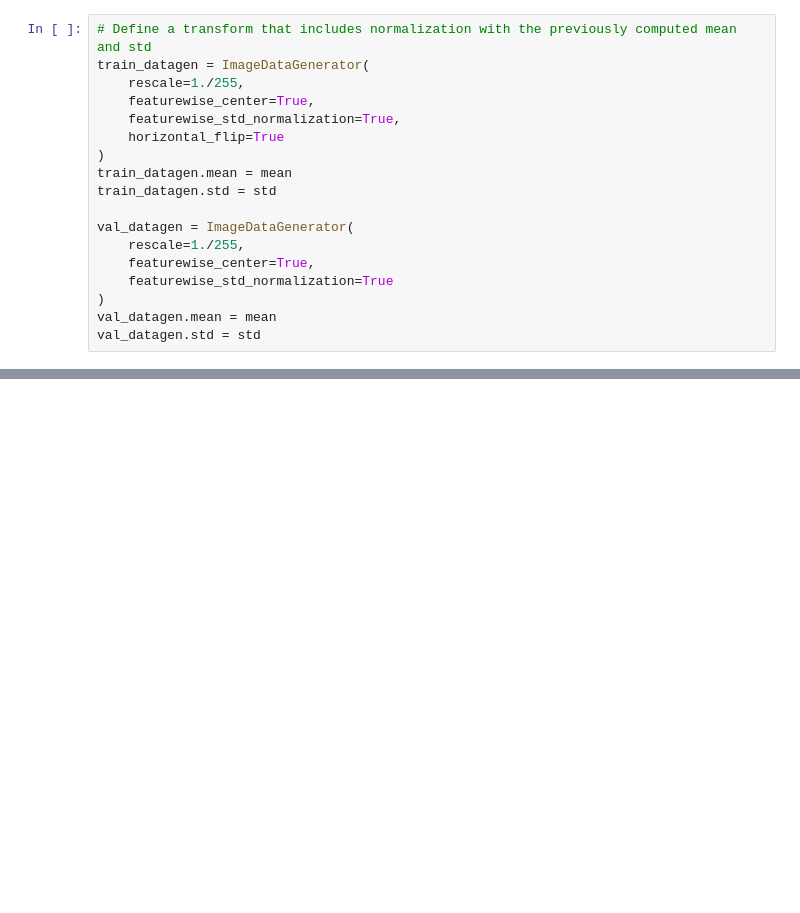
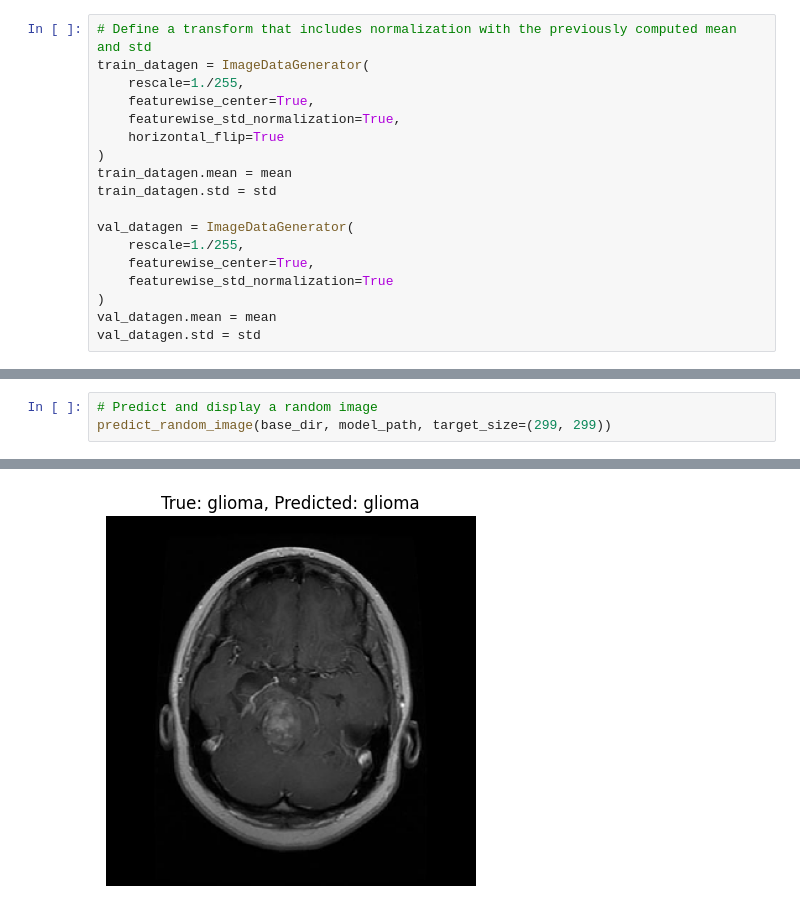
Before and after one commit to XJ-UoG/CSC3009MLMRI, a Jupyter notebook: Inceptionv3.ipynb, the cells around one changed output, grey strips where cells are left out. Saved outputs shown, nothing was run; the diff lists cells and outputs as text; blank space fills up the shorter version.

```diff
--- a/Inceptionv3.ipynb
+++ b/Inceptionv3.ipynb
@@ -446,0 +442,4 @@ Fold 4: 51.04%
+# %%
+# Predict and display a random image
+predict_random_image(base_dir, model_path, target_size=(299, 299))
+# %% [output]
@@ -446,0 +448 @@ Fold 4: 51.04%
+[figure, added]
```
Also changed, not shown: parts of 15 cells of this notebook.
